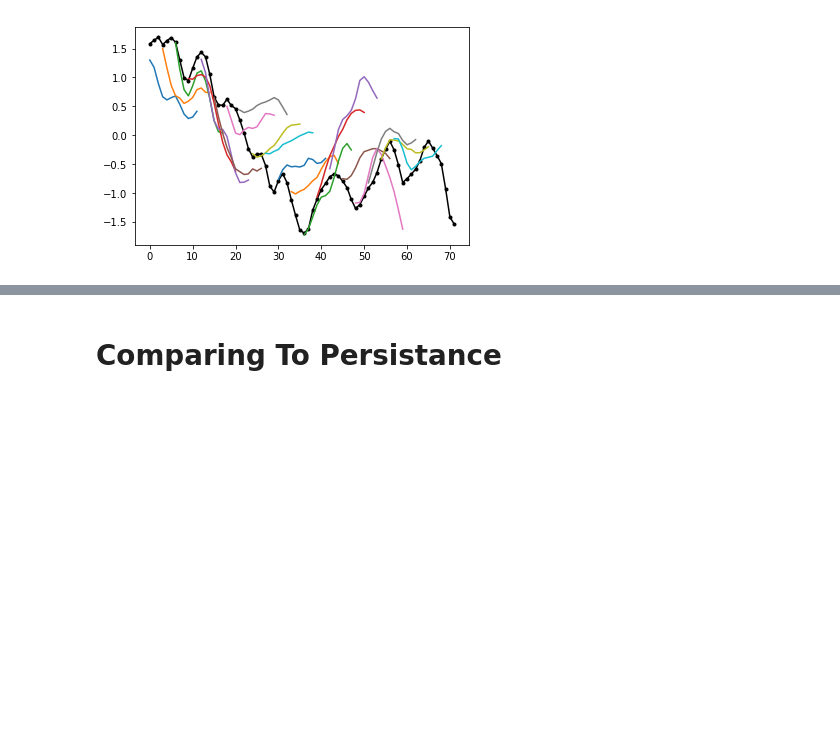
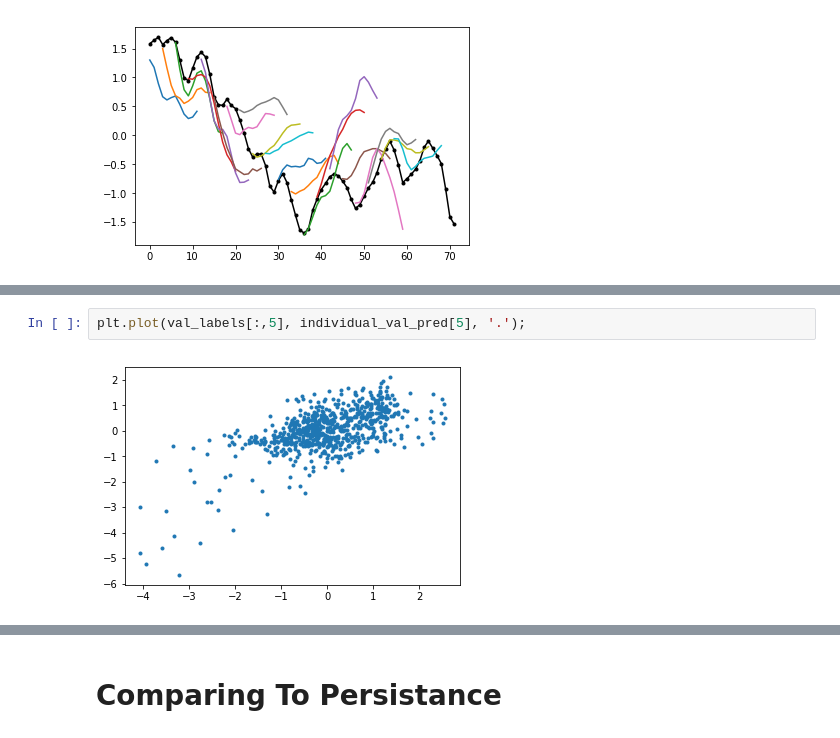
Before and after one commit to paula-gradu/El-Nino, a Jupyter notebook: Predicting Change in ONI.ipynb, the cells around one changed output, grey strips where cells are left out. Cells and saved outputs as stored; diff of their text form; blank space fills up the shorter version.

```diff
--- a/Predicting Change in ONI.ipynb
+++ b/Predicting Change in ONI.ipynb
@@ -269,0 +329,4 @@ for t in range(start, end, 3):
+# %%
+plt.plot(val_labels[:,5], individual_val_pred[5], '.');
+# %% [output]
+[figure, added]
```
Also changed, not shown: parts of 6 cells of this notebook.
